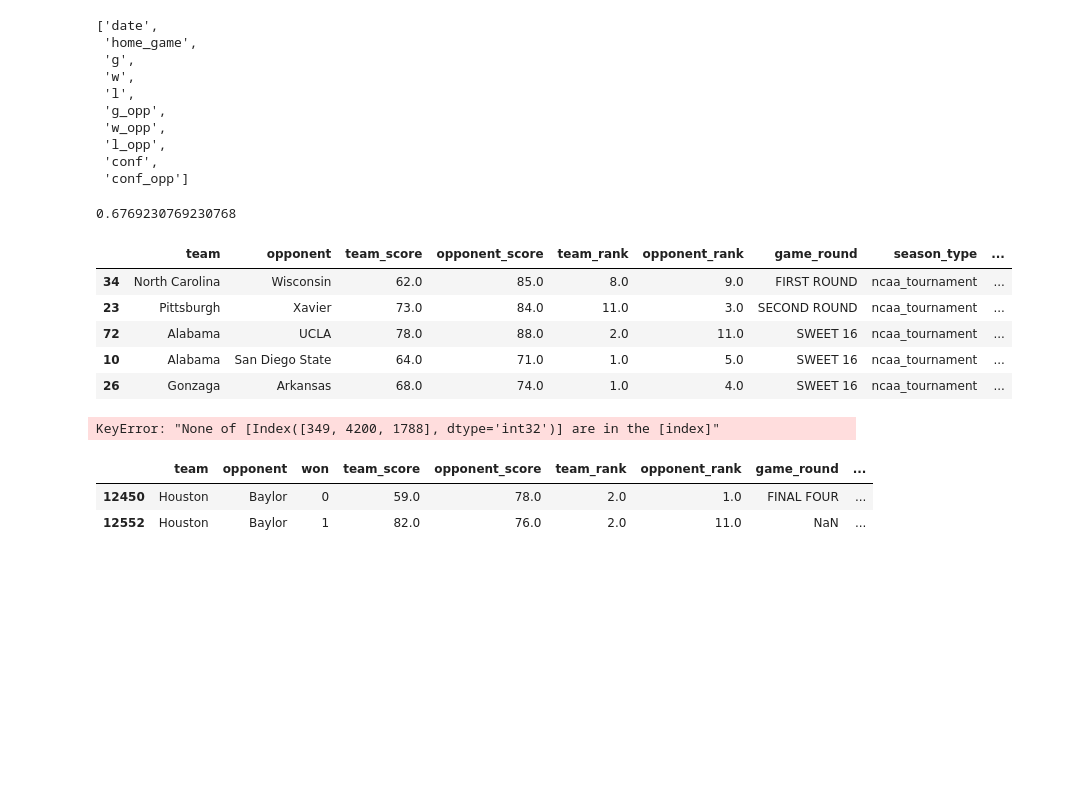
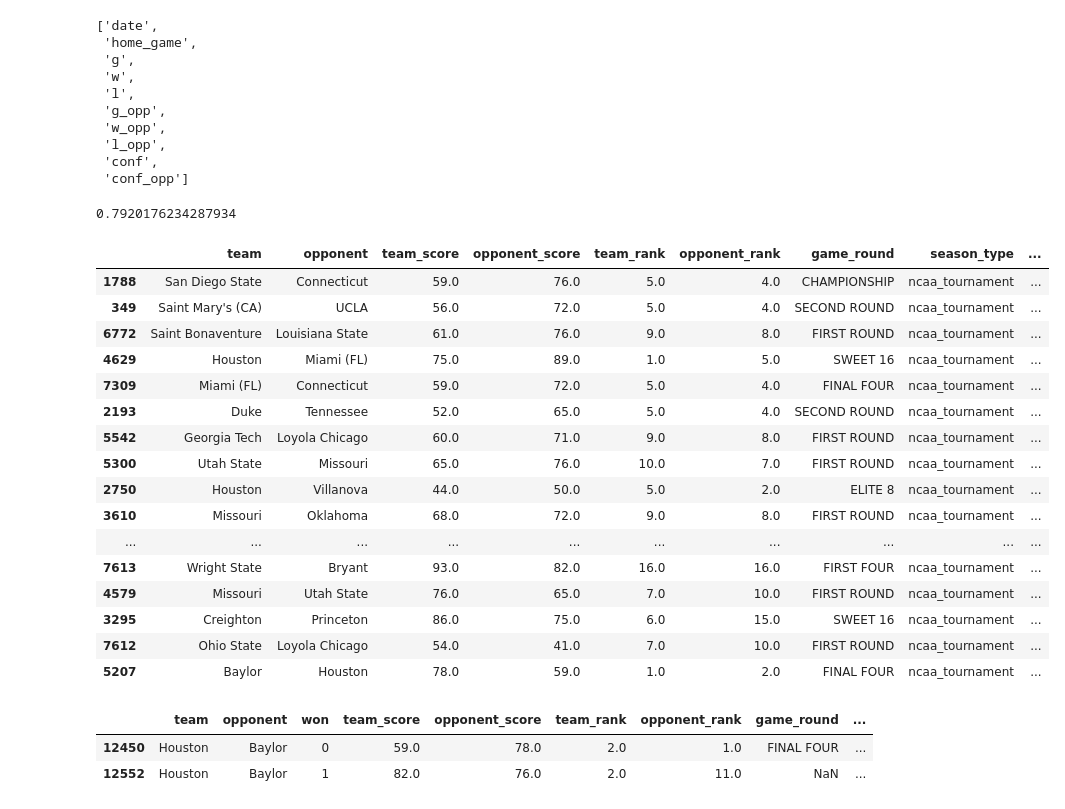
Before and after one commit to nickjwheatley/march_madness_predictor, a Jupyter notebook: eda/supervised_learning/failure_analysis.ipynb, the cells around one changed output. Saved outputs shown, nothing was run; the diff lists cells and outputs as text; code cells hidden in the pictures; blank space fills up the shorter version.

```diff
--- a/eda/supervised_learning/failure_analysis.ipynb
+++ b/eda/supervised_learning/failure_analysis.ipynb
@@ -53,8 +54,8 @@ qualitative_fields
 # %%
 # Set baseline f1-score
 
-df = all_features.loc[all_features.season_type == 'ncaa_tournament'].drop(qualitative_fields,axis=1)
-# df = all_features.drop(qualitative_fields,axis=1)
+# df = all_features.loc[all_features.season_type == 'ncaa_tournament'].drop(qualitative_fields,axis=1)
+df = all_features.drop(qualitative_fields,axis=1)
 
 # Split training and test data
 X = df[df.columns[~df.columns.isin(['won'])]]
@@ -85,29 +86,38 @@ y_pred = model.predict(X_test)
 f1 = f1_score(y_test, y_pred)
 print(f1)
 # %% [output]
-0.6769230769230768
+0.7920176234287934
 # %%
 pd.options.display.max_columns = 100
 # %%
 df_pred['won'] = y_test
 df_pred['prediction'] = y_pred
 df_pred['correct_prediction'] = 1
 df_pred.loc[df_pred.won != df_pred.prediction, 'correct_prediction'] = 0
 
 pred = df_pred.reset_index(drop=True)#.join(X_train_raw.reset_index(drop=True))
 pred['matchup_win_rate_opp'] = 1- pred.matchup_win_rate
 failures = pred.loc[pred.correct_prediction == 0]
-failures.loc[failures.season_type == 'ncaa_tournament'].sort_values('plus_minus').head()
+failures.loc[failures.season_type == 'ncaa_tournament'].sort_values('plus_minus')
 # %% [output]
 |  | team | opponent | team_score | opponent_score | team_rank | opponent_rank | game_round | season_type | ... |
-| 34 | North Carolina | Wisconsin | 62.0 | 85.0 | 8.0 | 9.0 | FIRST ROUND | ncaa_tournament | ... |
-| 23 | Pittsburgh | Xavier | 73.0 | 84.0 | 11.0 | 3.0 | SECOND ROUND | ncaa_tournament | ... |
-| 72 | Alabama | UCLA | 78.0 | 88.0 | 2.0 | 11.0 | SWEET 16 | ncaa_tournament | ... |
-| 10 | Alabama | San Diego State | 64.0 | 71.0 | 1.0 | 5.0 | SWEET 16 | ncaa_tournament | ... |
-| 26 | Gonzaga | Arkansas | 68.0 | 74.0 | 1.0 | 4.0 | SWEET 16 | ncaa_tournament | ... |
+| 1788 | San Diego State | Connecticut | 59.0 | 76.0 | 5.0 | 4.0 | CHAMPIONSHIP | ncaa_tournament | ... |
+| 349 | Saint Mary's (CA) | UCLA | 56.0 | 72.0 | 5.0 | 4.0 | SECOND ROUND | ncaa_tournament | ... |
+| 6772 | Saint Bonaventure | Louisiana State | 61.0 | 76.0 | 9.0 | 8.0 | FIRST ROUND | ncaa_tournament | ... |
+| 4629 | Houston | Miami (FL) | 75.0 | 89.0 | 1.0 | 5.0 | SWEET 16 | ncaa_tournament | ... |
+| 7309 | Miami (FL) | Connecticut | 59.0 | 72.0 | 5.0 | 4.0 | FINAL FOUR | ncaa_tournament | ... |
+| 2193 | Duke | Tennessee | 52.0 | 65.0 | 5.0 | 4.0 | SECOND ROUND | ncaa_tournament | ... |
+| 5542 | Georgia Tech | Loyola Chicago | 60.0 | 71.0 | 9.0 | 8.0 | FIRST ROUND | ncaa_tournament | ... |
+| 5300 | Utah State | Missouri | 65.0 | 76.0 | 10.0 | 7.0 | FIRST ROUND | ncaa_tournament | ... |
+| 2750 | Houston | Villanova | 44.0 | 50.0 | 5.0 | 2.0 | ELITE 8 | ncaa_tournament | ... |
+| 3610 | Missouri | Oklahoma | 68.0 | 72.0 | 9.0 | 8.0 | FIRST ROUND | ncaa_tournament | ... |
+| ... | ... | ... | ... | ... | ... | ... | ... | ... | ... |
+| 7613 | Wright State | Bryant | 93.0 | 82.0 | 16.0 | 16.0 | FIRST FOUR | ncaa_tournament | ... |
+| 4579 | Missouri | Utah State | 76.0 | 65.0 | 7.0 | 10.0 | FIRST ROUND | ncaa_tournament | ... |
+| 3295 | Creighton | Princeton | 86.0 | 75.0 | 6.0 | 15.0 | SWEET 16 | ncaa_tournament | ... |
+| 7612 | Ohio State | Loyola Chicago | 54.0 | 41.0 | 7.0 | 10.0 | FIRST ROUND | ncaa_tournament | ... |
+| 5207 | Baylor | Houston | 78.0 | 59.0 | 1.0 | 2.0 | FINAL FOUR | ncaa_tournament | ... |
 # %%
 failures_to_examine = [349, 4200, 1788]
 df_f = failures.loc[failures_to_examine].set_index(['team','opponent','seed','seed_opp','season_year','game_round','prediction','won','plus_minus'])
-# %% [output]
-KeyError: "None of [Index([349, 4200, 1788], dtype='int32')] are in the [index]"
 # %%
```
Also changed, not shown: parts of 5 cells of this notebook, 7 other files.
